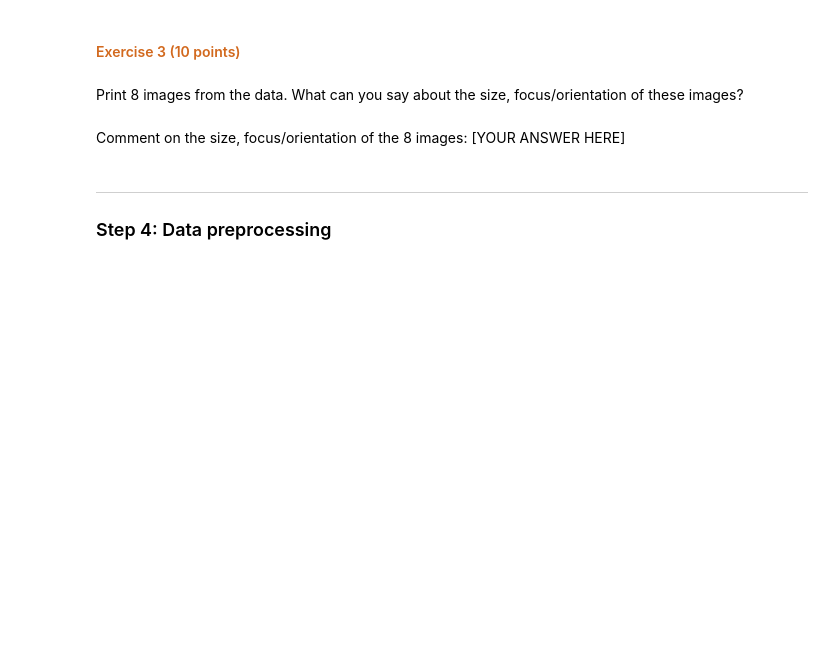
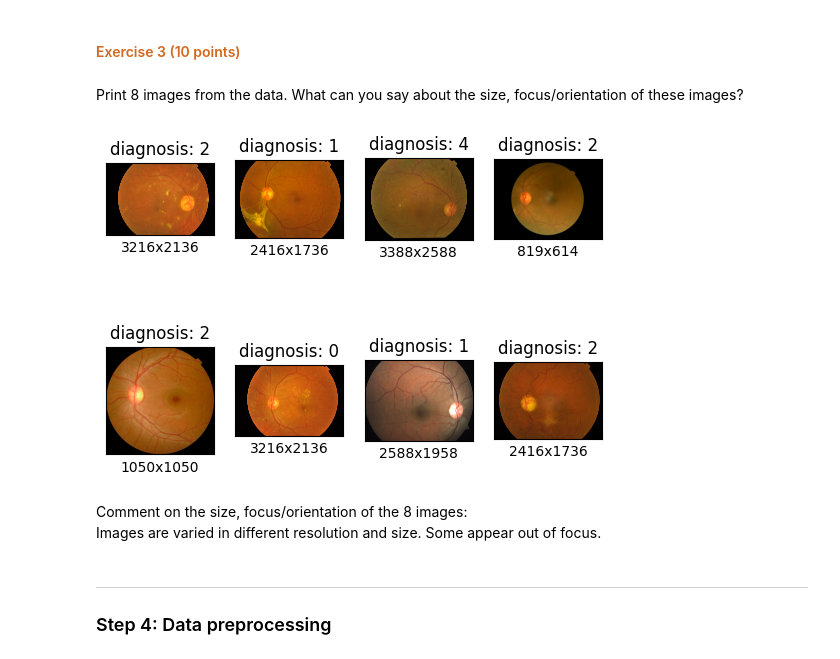
Before and after one commit to ming-berkeley/ds207_assignments, a Jupyter notebook: 10 CNN-1.ipynb, the cells around one changed output. Drawn from its saved outputs; the diff is of its cells as text; code cells hidden in the pictures; blank space fills up the shorter version.

```diff
--- a/10 CNN-1.ipynb
+++ b/10 CNN-1.ipynb
@@ -120,5 +150,20 @@ Print 8 images from the data. What can you say about the size, focus/orientation
+# %%
+# FILL IN CODE HERE #
+
+for i in range(8):
+    plt.subplot(2, 4, i+1)
+    plt.imshow(images[i])
+    plt.xticks([])
+    plt.yticks([])
+    plt.xlabel(f"{images[i].width}x{images[i].height}")
+    plt.title(f"diagnosis: {labels.iloc[i, 1]}")
+
+plt.show()
+# %% [output]
+[figure, added]
 # %% [markdown]
-Comment on the size, focus/orientation of the 8 images: [YOUR ANSWER HERE]
+Comment on the size, focus/orientation of the 8 images:
+Images are varied in different resolution and size. Some appear out of focus.
 # %% [markdown]
 ---
 ### Step 4: Data preprocessing
```
Also changed, not shown: parts of 26 cells of this notebook, 1 other file.
